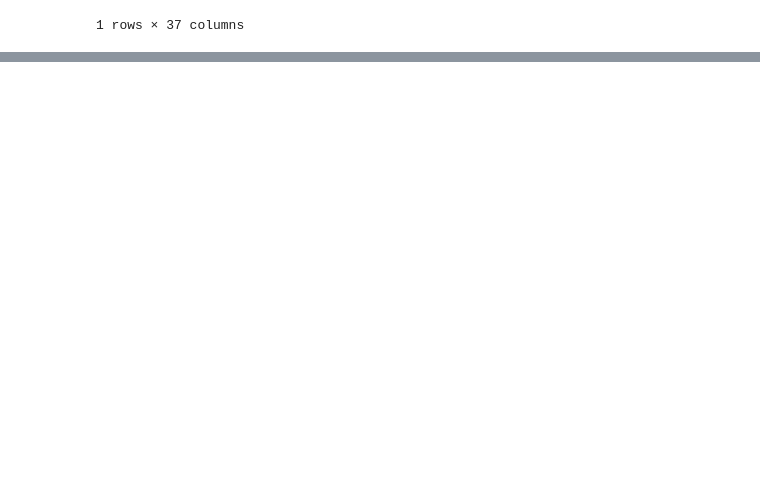
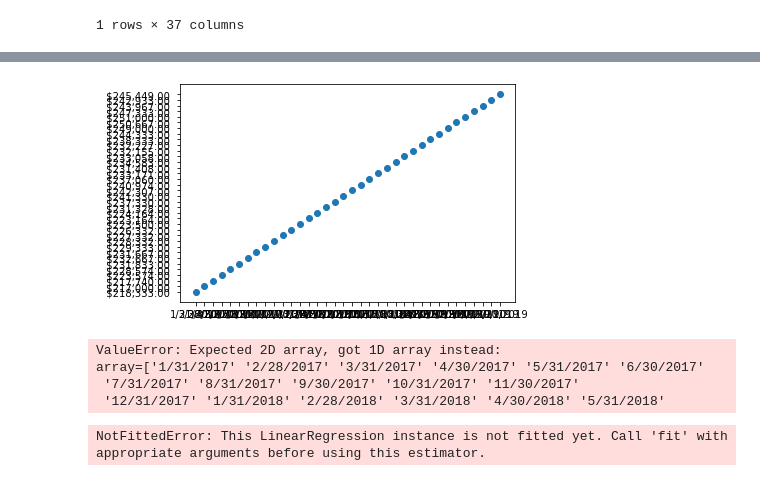
Before and after one commit to rachanamule/Housing_Data, a Jupyter notebook: house_machine_learning.ipynb, the cells around one changed output, grey strips where cells are left out. Saved outputs shown, nothing was run; the diff lists cells and outputs as text; code cells hidden in the pictures; blank space fills up the shorter version.

```diff
--- a/house_machine_learning.ipynb
+++ b/house_machine_learning.ipynb
@@ -61,0 +62,2 @@ Houston_df
+# %%
+price_df = list(Houston_df.transpose().iloc[1:,0])
@@ -61,0 +84,4 @@ Houston_df
+# %%
+date_df = Houston_df.transpose().index.values.tolist()
+# %%
+date_df.pop(0)
@@ -62,14 +110,23 @@ Houston_df
 # %%
-x =
-y =
+x = date_df
+y = price_df
 # %%
-plt.scatter(Houston_df)
+plt.scatter(x, y)
 plt.show()
+# %% [output]
+[figure, added]
 # %%
 model = LinearRegression()
 # %%
-model.fit(X, y)
+model.fit(x, y)
+# %% [output]
+ValueError: Expected 2D array, got 1D array instead:
+array=['1/31/2017' '2/28/2017' '3/31/2017' '4/30/2017' '5/31/2017' '6/30/2017'
+ '7/31/2017' '8/31/2017' '9/30/2017' '10/31/2017' '11/30/2017'
+ '12/31/2017' '1/31/2018' '2/28/2018' '3/31/2018' '4/30/2018' '5/31/2018'
 # %%
-y_pred = model.predict(X)
+y_pred = model.predict(x)
 print(y_pred.shape)
+# %% [output]
+NotFittedError: This LinearRegression instance is not fitted yet. Call 'fit' with appropriate arguments before using this estimator.
 # %%
```
Also changed, not shown: parts of 25 cells of this notebook, 2 other files.
